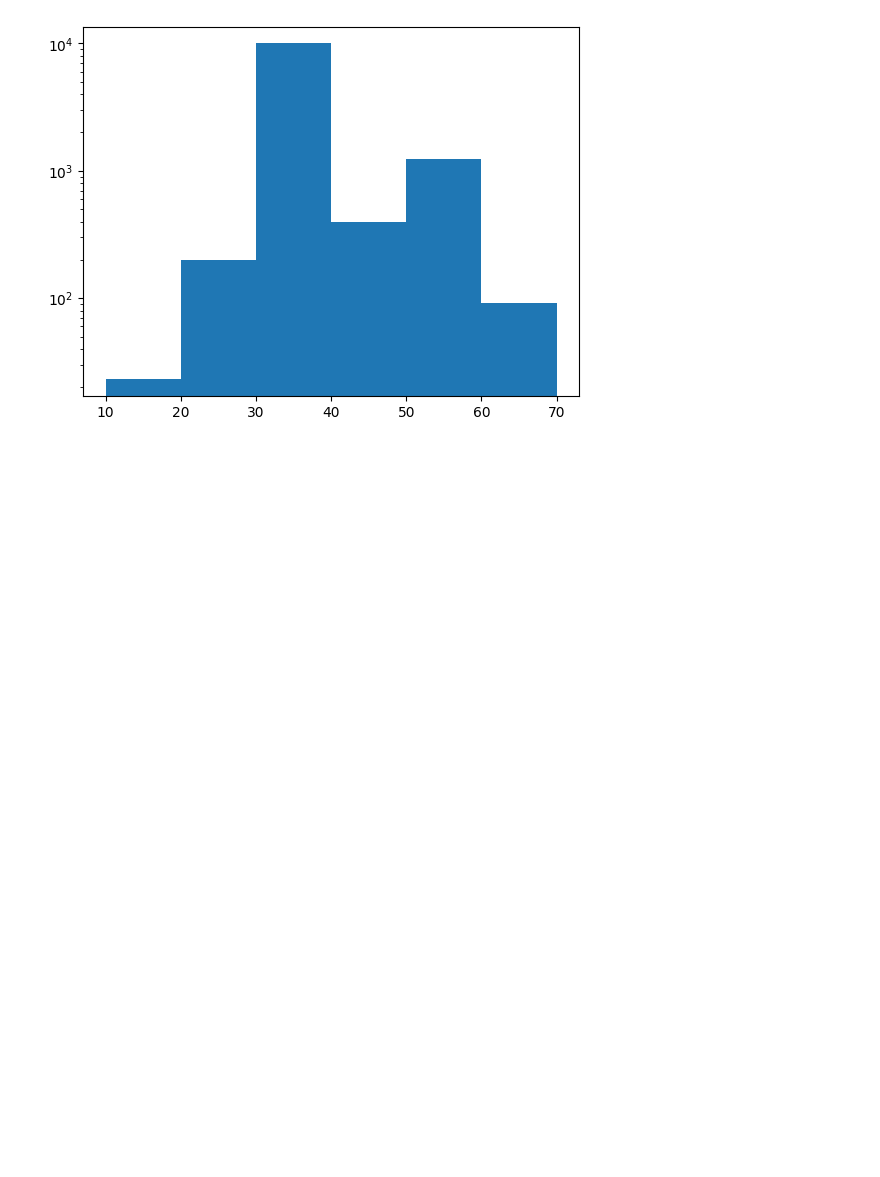
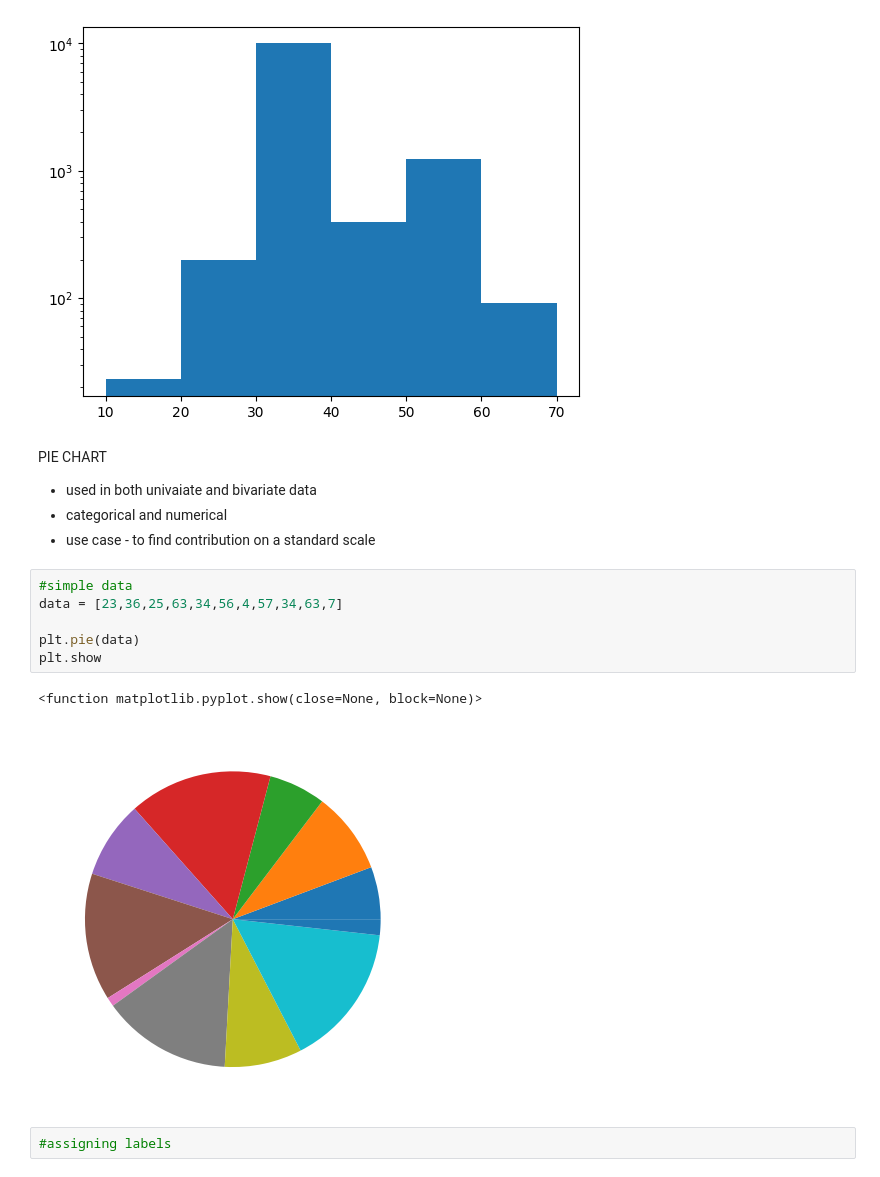
Before and after one commit to hrishavraj89/matplotlib, a Jupyter notebook: matplotlib.ipynb, the cells around one changed output. Drawn from its saved outputs; the diff is of its cells as text; blank space fills up the shorter version.

```diff
--- a/matplotlib.ipynb
+++ b/matplotlib.ipynb
@@ -379,3 +379,19 @@ plt.hist(arr,bins = [10,20,30,40,50,60,70],log=True)
 plt.show()
 # %% [output]
 [figure]
+# %% [markdown]
+PIE CHART
+ - used in both univaiate and bivariate data
+ - categorical and numerical
+ - use case - to find contribution on a standard scale
+# %%
+#simple data
+data = [23,36,25,63,34,56,4,57,34,63,7]
+
+plt.pie(data)
+plt.show
+# %% [output]
+<function matplotlib.pyplot.show(close=None, block=None)>
+[figure, added]
+# %%
+#assigning labels
```
